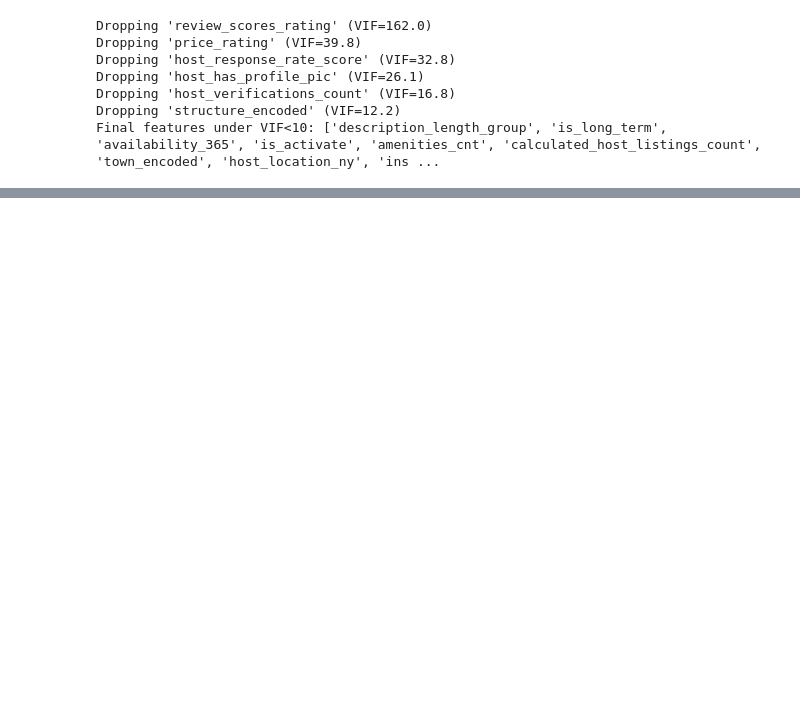
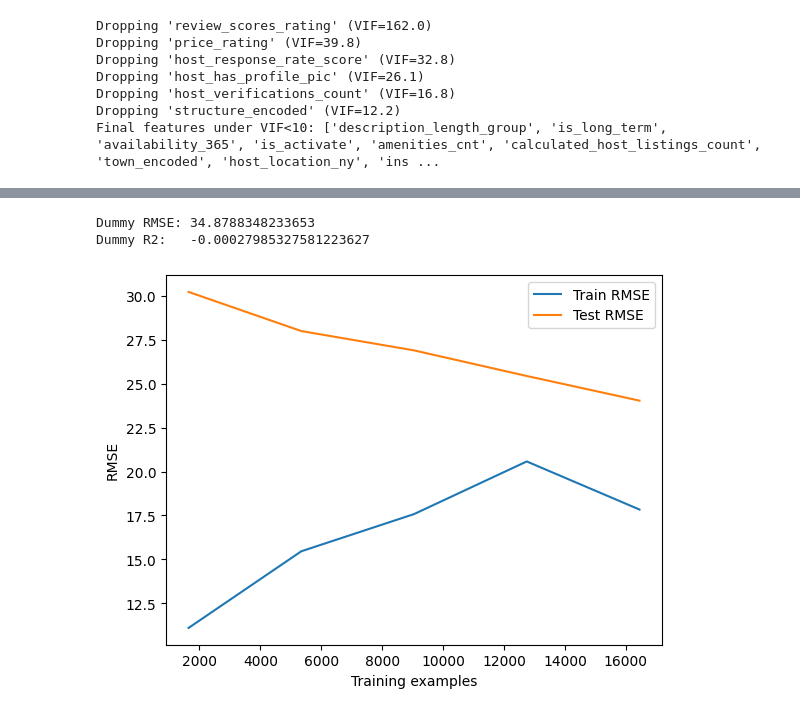
Before and after one commit to jiwon512/advanced_project, a Jupyter notebook: jiwon_project/2.eda/final_reserve_date.ipynb, the cells around one changed output, grey strips where cells are left out. Drawn from its saved outputs; the diff is of its cells as text; code cells hidden in the pictures; blank space fills up the shorter version.

```diff
--- a/jiwon_project/2.eda/final_reserve_date.ipynb
+++ b/jiwon_project/2.eda/final_reserve_date.ipynb
@@ -1620,3 +1635,27 @@ plt.show()
 # %%
 # r2 스코어를 높이자. 어떻게? 아 host 관련 칼럼 뭔가 점수화하거나 어떻게 할 수 있는 방법 찾고, 아 몰라 졸려
 # pca 구하기
+# %%
+from sklearn.model_selection import cross_validate, KFold
+import numpy as np
+
+# 1) 평가 지표와 폴드 설정
+scoring = {
+    'rmse': 'neg_root_mean_squared_error',
+    'mae':  'neg_mean_absolute_error',
+    'r2':   'r2'
+}
+kf = KFold(n_splits=5, shuffle=True, random_state=42)
+
+# 2) 교차검증 수행 (stack 가 이미 최종 모델이라면 stack, 아니면 best_rf / best_xgb 등)
+cv_results = cross_validate(
+    rf, X, y,  # rf는 사용하신 모델명 으로 변경
+    cv=kf, scoring=scoring,
+    return_train_score=False,
+    n_jobs=-1
+)
+
+# 3) 결과 집계
+print("RMSE:",  -np.mean(cv_results['test_rmse']),  "±", np.std(cv_results['test_rmse']))
+print("MAE: ",  -np.mean(cv_results['test_mae']),   "±", np.std(cv_results['test_mae']))
+print("R2:  ",   np.mean(cv_results['test_r2']),    "±", np.std(cv_results['test_r2']))
@@ -1622,0 +1692,30 @@ plt.show()
+# %%
+from sklearn.dummy import DummyRegressor
+
+dummy = DummyRegressor(strategy="mean")
+dummy_scores = cross_validate(dummy, X, y, cv=kf, scoring=scoring, n_jobs=-1)
+print("Dummy RMSE:", -np.mean(dummy_scores['test_rmse']))
+print("Dummy R2:  ",  np.mean(dummy_scores['test_r2']))
+# %% [output]
+Dummy RMSE: 34.8788348233653
+Dummy R2:   -0.00027985327581223627
+# %%
+from sklearn.model_selection import learning_curve
+
+train_sizes, train_scores, test_scores = learning_curve(
+    stack, X, y, cv=kf, scoring='neg_root_mean_squared_error', #stack 사용한 모델명으로 변경
+    train_sizes=np.linspace(0.1, 1.0, 5), n_jobs=-1
+)
+
+train_rmse = -np.mean(train_scores, axis=1)
+test_rmse  = -np.mean(test_scores,  axis=1)
+
+plt.figure()
+plt.plot(train_sizes, train_rmse, label="Train RMSE")
+plt.plot(train_sizes, test_rmse,  label="Test RMSE")
+plt.xlabel("Training examples")
+plt.ylabel("RMSE")
+plt.legend()
+plt.show()
+# %% [output]
+[figure, added]
```
Also changed, not shown: parts of 47 cells of this notebook, 22 other files.
